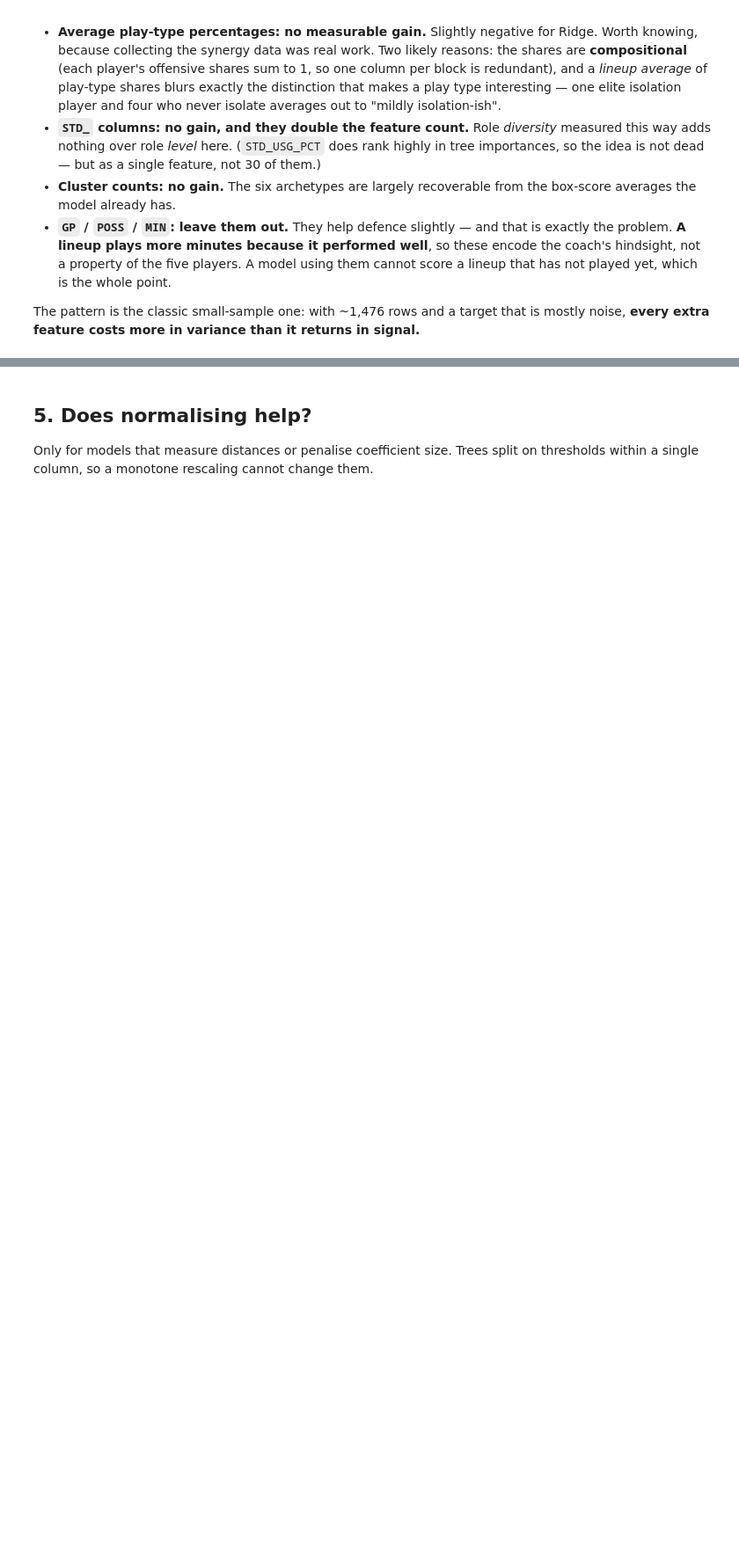
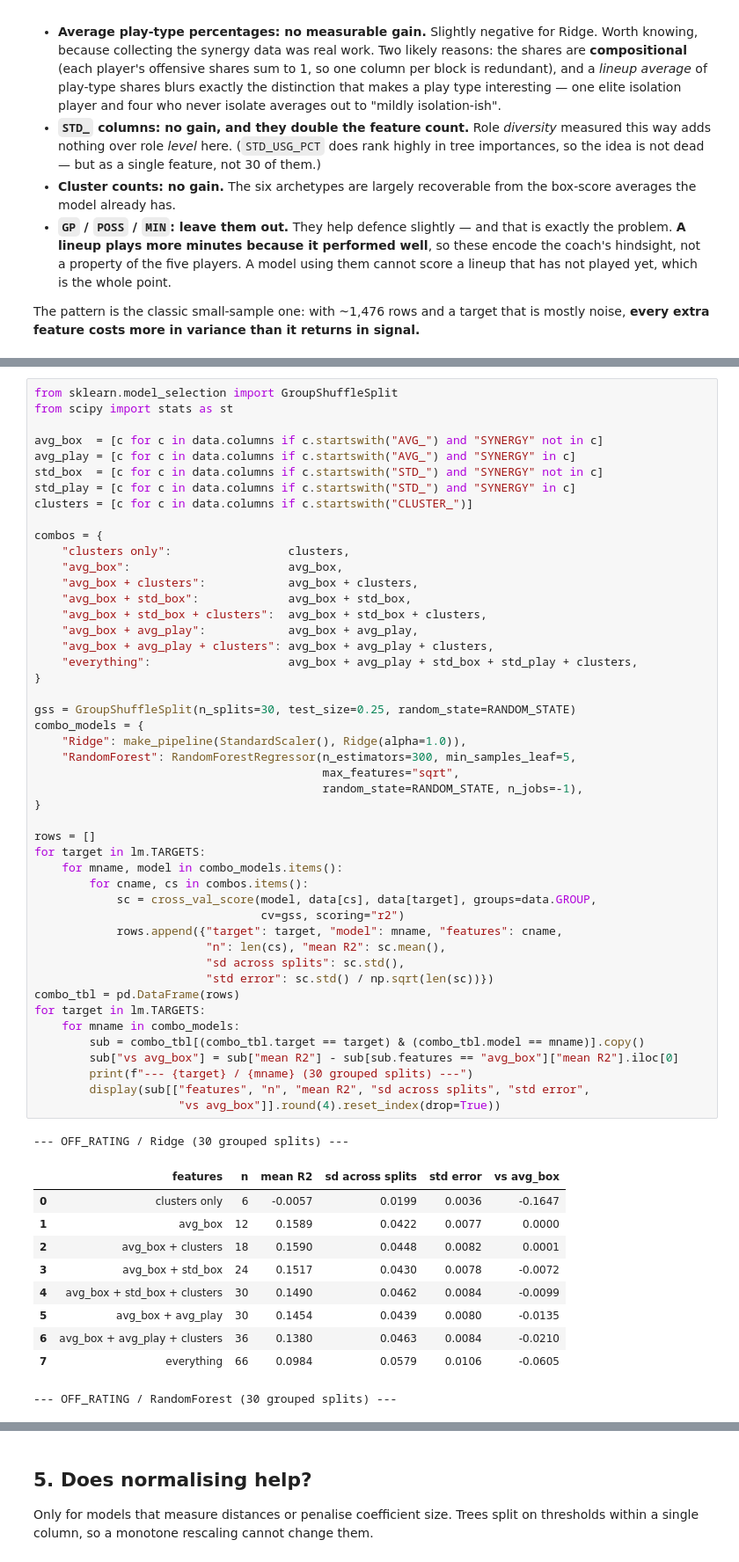
Before and after one commit to SNORLAX7355/eclipse_nba_chemistry, a Jupyter notebook: modeling_ortg_drtg.ipynb, the cells around one changed output, grey strips where cells are left out. Shown at 88% size. Saved outputs shown, nothing was run; the diff lists cells and outputs as text; blank space fills up the shorter version.

```diff
--- a/modeling_ortg_drtg.ipynb
+++ b/modeling_ortg_drtg.ipynb
@@ -339,0 +350,59 @@ noise, **every extra feature costs more in variance than it returns in signal.**
+# %%
+from sklearn.model_selection import GroupShuffleSplit
+from scipy import stats as st
+
+avg_box  = [c for c in data.columns if c.startswith("AVG_") and "SYNERGY" not in c]
+avg_play = [c for c in data.columns if c.startswith("AVG_") and "SYNERGY" in c]
+std_box  = [c for c in data.columns if c.startswith("STD_") and "SYNERGY" not in c]
+std_play = [c for c in data.columns if c.startswith("STD_") and "SYNERGY" in c]
+clusters = [c for c in data.columns if c.startswith("CLUSTER_")]
+
+combos = {
+    "clusters only":                 clusters,
+    "avg_box":                       avg_box,
+    "avg_box + clusters":            avg_box + clusters,
+    "avg_box + std_box":             avg_box + std_box,
+    "avg_box + std_box + clusters":  avg_box + std_box + clusters,
+    "avg_box + avg_play":            avg_box + avg_play,
+    "avg_box + avg_play + clusters": avg_box + avg_play + clusters,
+    "everything":                    avg_box + avg_play + std_box + std_play + clusters,
+}
+
+gss = GroupShuffleSplit(n_splits=30, test_size=0.25, random_state=RANDOM_STATE)
+combo_models = {
+    "Ridge": make_pipeline(StandardScaler(), Ridge(alpha=1.0)),
+    "RandomForest": RandomForestRegressor(n_estimators=300, min_samples_leaf=5,
+                                          max_features="sqrt",
+                                          random_state=RANDOM_STATE, n_jobs=-1),
+}
+
+rows = []
+for target in lm.TARGETS:
+    for mname, model in combo_models.items():
+        for cname, cs in combos.items():
+            sc = cross_val_score(model, data[cs], data[target], groups=data.GROUP,
+                                 cv=gss, scoring="r2")
+            rows.append({"target": target, "model": mname, "features": cname,
+                         "n": len(cs), "mean R2": sc.mean(),
+                         "sd across splits": sc.std(),
+                         "std error": sc.std() / np.sqrt(len(sc))})
+combo_tbl = pd.DataFrame(rows)
+for target in lm.TARGETS:
+    for mname in combo_models:
+        sub = combo_tbl[(combo_tbl.target == target) & (combo_tbl.model == mname)].copy()
+        sub["vs avg_box"] = sub["mean R2"] - sub[sub.features == "avg_box"]["mean R2"].iloc[0]
+        print(f"--- {target} / {mname} (30 grouped splits) ---")
+        display(sub[["features", "n", "mean R2", "sd across splits", "std error",
+                     "vs avg_box"]].round(4).reset_index(drop=True))
+# %% [output]
+--- OFF_RATING / Ridge (30 grouped splits) ---
+|  | features | n | mean R2 | sd across splits | std error | vs avg_box |
+| 0 | clusters only | 6 | -0.0057 | 0.0199 | 0.0036 | -0.1647 |
+| 1 | avg_box | 12 | 0.1589 | 0.0422 | 0.0077 | 0.0000 |
+| 2 | avg_box + clusters | 18 | 0.1590 | 0.0448 | 0.0082 | 0.0001 |
+| 3 | avg_box + std_box | 24 | 0.1517 | 0.0430 | 0.0078 | -0.0072 |
+| 4 | avg_box + std_box + clusters | 30 | 0.1490 | 0.0462 | 0.0084 | -0.0099 |
+| 5 | avg_box + avg_play | 30 | 0.1454 | 0.0439 | 0.0080 | -0.0135 |
+| 6 | avg_box + avg_play + clusters | 36 | 0.1380 | 0.0463 | 0.0084 | -0.0210 |
+| 7 | everything | 66 | 0.0984 | 0.0579 | 0.0106 | -0.0605 |
+--- OFF_RATING / RandomForest (30 grouped splits) ---
```
Also changed, not shown: parts of 4 cells of this notebook, 2 other files.
